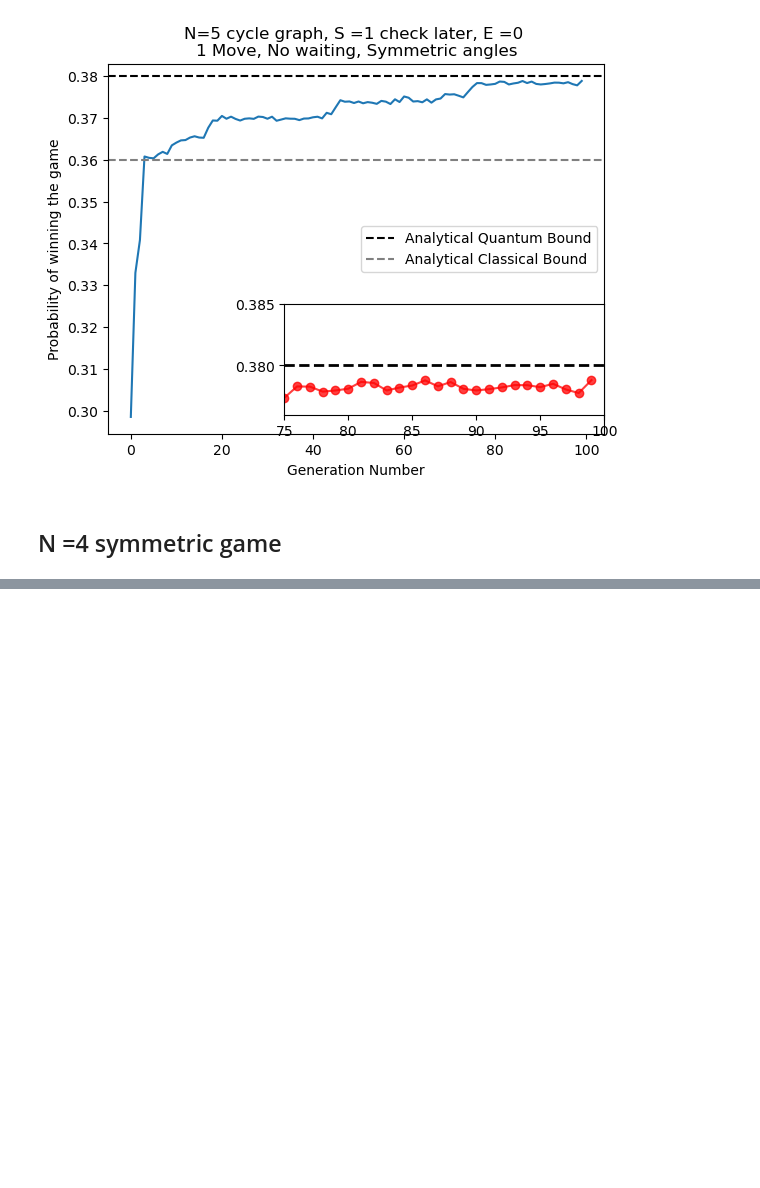
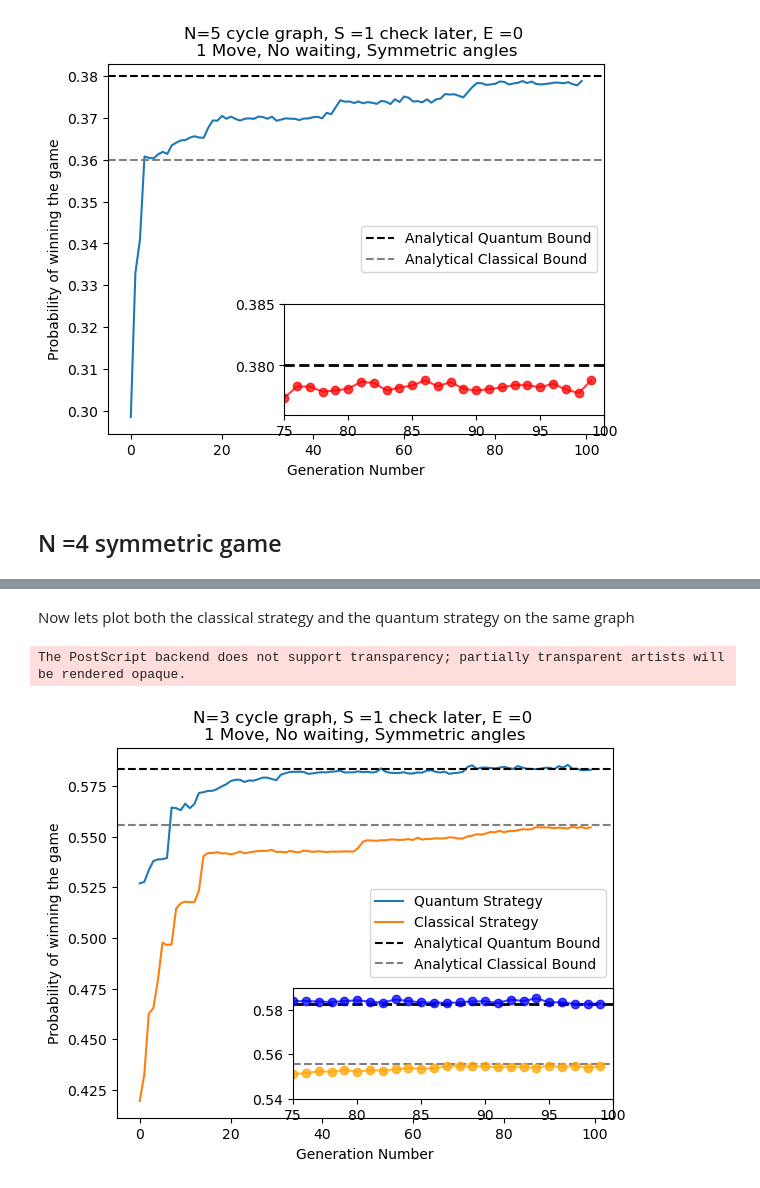
Before and after one commit to Jlftucker/rendezvoususingC, a Jupyter notebook: RendzvousInC++/data/PlottingNotebook.ipynb, the cells around one changed output, grey strips where cells are left out. Drawn from its saved outputs; the diff is of its cells as text; code cells hidden in the pictures; blank space fills up the shorter version.

```diff
--- a/RendzvousInC++/data/PlottingNotebook.ipynb
+++ b/RendzvousInC++/data/PlottingNotebook.ipynb
@@ -186,0 +240,58 @@ ax2.plot(element_list,elements, 'o-',color='red',alpha=0.75)
+# %% [markdown]
+Now lets plot both the classical strategy and the quantum strategy on the same graph
+# %%
+file_name='./showing_computational_convergence/cycle3-1millionruns.csv'
+file_name2 = './fitness_vals/cycle3_classicaldatafile_2024-09-23_13-15-21.csv'
+with open(file_name) as csvfile:
+    generations =[]#define new generation list
+    reader = csv.reader(csvfile, delimiter=',')
+    for row in reader:
+        generations.append(row)
+        #print(generations)
+
+with open(file_name2) as csvfile:
+    generations2 =[]#define new generation list
+    reader = csv.reader(csvfile, delimiter=',')
+    for row in reader:
+        generations2.append(row)
+        #print(generations)
+
+num_generations = len(generations)#total number of generation
+num_elements = len(generations[0])#total number of individuals in the population
+
+elements, element_list =Plotter.setup_data_arrays_maxval(generations, num_generations, num_elements)
+
+elements2, element_list2 =Plotter.setup_data_arrays_maxval(generations2, num_generations, num_elements)
+
+fig, ax2 = plt.subplots()
+
+
+#Now we plot
+plt.plot(element_list,elements, label = 'Quantum Strategy')
+plt.plot(element_list2,elements2, label = 'Classical Strategy')
+plt.title("N=3 cycle graph, S =1 check later, E =0 \n"
+         "1 Move, No waiting, Symmetric angles")
+plt.xlabel("Generation Number")
+plt.ylabel("Probability of winning the game")
+plt.axhline(y =0.58333, label = "Analytical Quantum Bound", linestyle = '--', color = 'black')
+plt.axhline(y =0.555555, label = "Analytical Classical Bound",linestyle = '--', color = 'grey')
+plt.legend(loc='center right')
+
+
+##Now do inset
+
+
+left, bottom, width, height = [0.4, 0.15,0.5, 0.23]#
+ax2 = fig.add_axes([left, bottom, width, height])
+ax2.axhline(y=0.583, color='black', linestyle='--', linewidth=2,label='Theoretical Quantum Value')
+plt.axhline(y =0.555555, label = "Analytical Classical Bound",linestyle = '--', color = 'grey')
+plt.xlim(75,100)
+plt.ylim(0.54,0.59)
+ax2.plot(element_list,elements, 'o-',color='b',alpha=0.75)
+ax2.plot(element_list2,elements2, 'o-',color='orange',alpha=0.75)
+
+plt.savefig("3CycleGAComparisonSymmetric.eps", format = "eps")
+plt.savefig("3CycleGAComparionSymmetric.png", format = "png")
+# %% [output]
+The PostScript backend does not support transparency; partially transparent artists will be rendered opaque.
+[figure, added]
```
Also changed, not shown: parts of 4 cells of this notebook, 16 other files.
